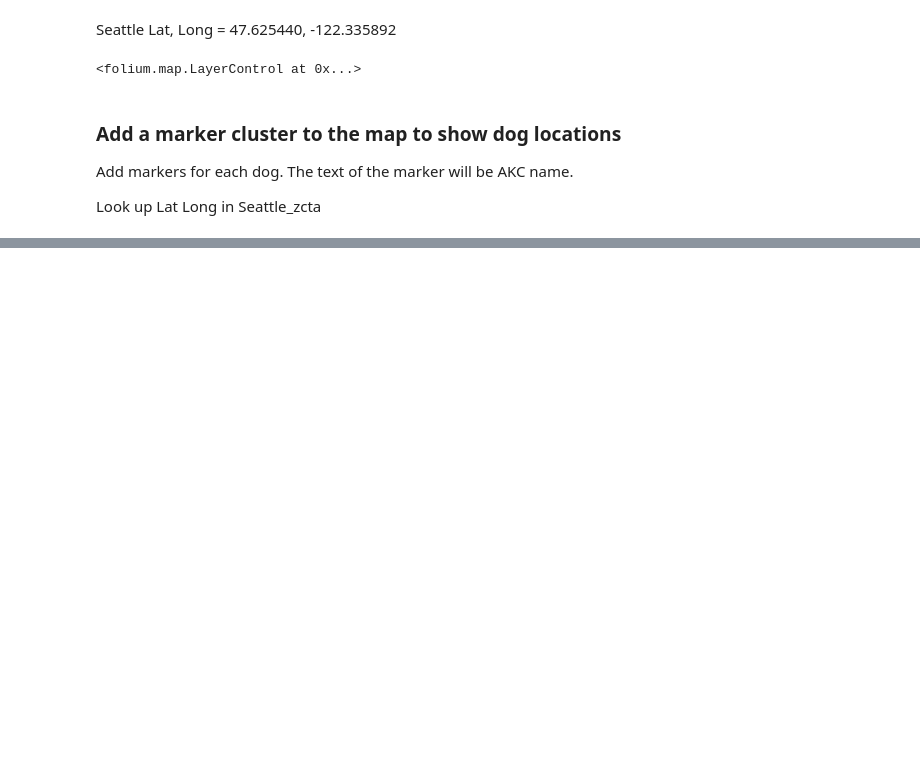
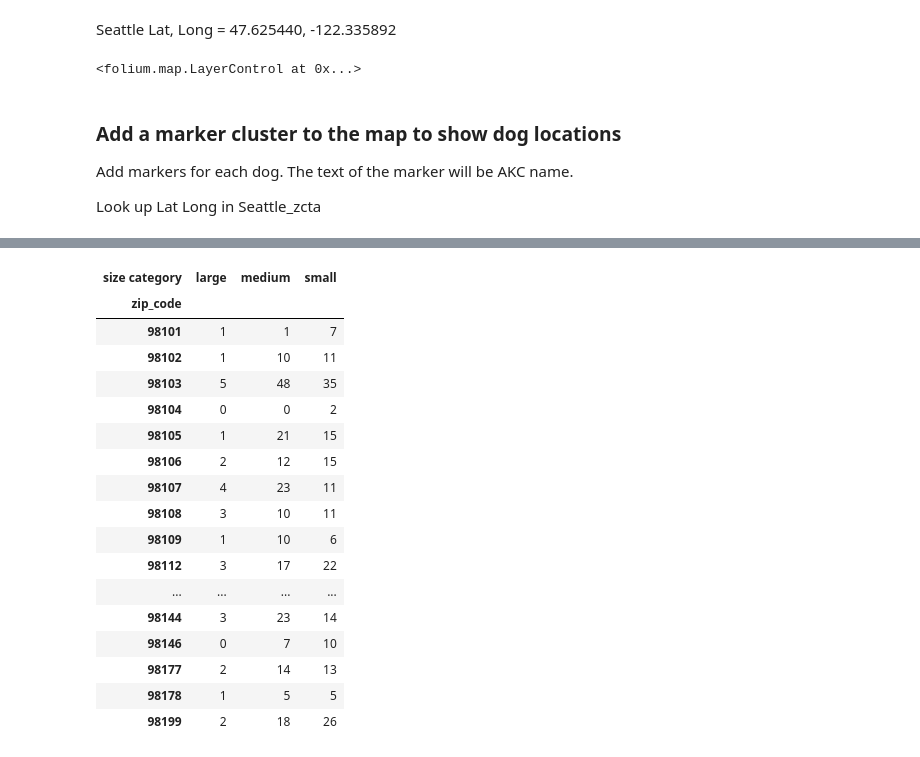
Before and after one commit to MrLRTripp/SeattleHousingwithPets, a Jupyter notebook: SeattlePets.ipynb, the cells around one changed output, grey strips where cells are left out. Cells and saved outputs as stored; diff of their text form; code cells hidden in the pictures; blank space fills up the shorter version.

Commit message:
Added dog size counts

```diff
--- a/SeattlePets.ipynb
+++ b/SeattlePets.ipynb
@@ -257,0 +391,2 @@ Seattle_map
+# %%
+zip_size = license_data_category[['zip_code','size category', 'license_number']].groupby(['zip_code','size category']).count()
@@ -257,0 +410,23 @@ Seattle_map
+# %%
+# Transform the grouping into a dataframe with zip code index and large medium small columns
+zip_size = zip_size.unstack(level=-1).droplevel(0, axis=1).fillna(0).astype('int64')
+zip_size
+# %% [output]
+| size category | large | medium | small |
+| zip_code |  |  |  |
+| 98101 | 1 | 1 | 7 |
+| 98102 | 1 | 10 | 11 |
+| 98103 | 5 | 48 | 35 |
+| 98104 | 0 | 0 | 2 |
+| 98105 | 1 | 21 | 15 |
+| 98106 | 2 | 12 | 15 |
+| 98107 | 4 | 23 | 11 |
+| 98108 | 3 | 10 | 11 |
+| 98109 | 1 | 10 | 6 |
+| 98112 | 3 | 17 | 22 |
+| ... | ... | ... | ... |
+| 98144 | 3 | 23 | 14 |
+| 98146 | 0 | 7 | 10 |
+| 98177 | 2 | 14 | 13 |
+| 98178 | 1 | 5 | 5 |
+| 98199 | 2 | 18 | 26 |
```
Also changed, not shown: parts of 18 cells of this notebook, 1 other file.
